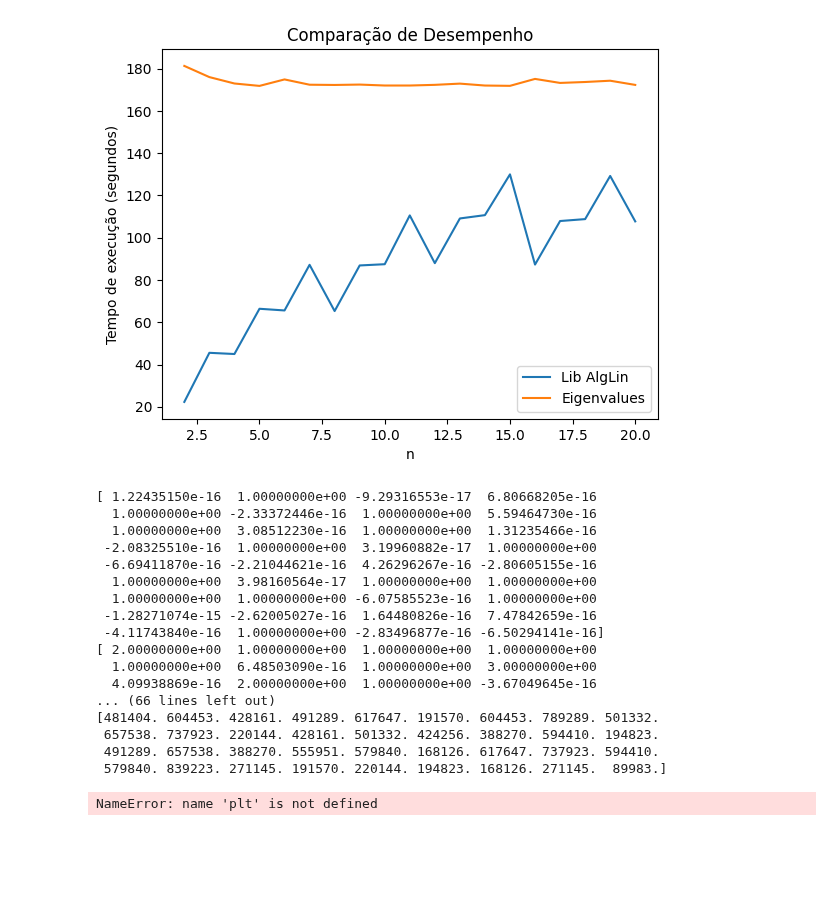
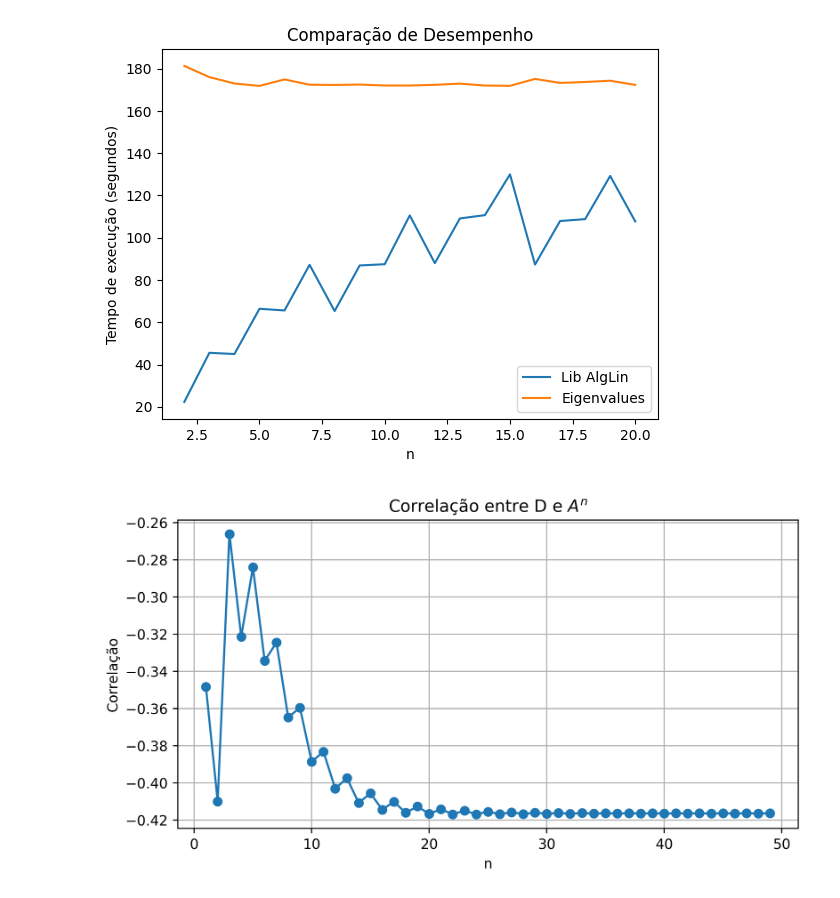
Before and after one commit to JunioCesarFerreira/ComplexNetworks, a Jupyter notebook: Exercises/Review/MatrixPower.ipynb, the cells around one changed output. Saved outputs shown, nothing was run; the diff lists cells and outputs as text; code cells hidden in the pictures; blank space fills up the shorter version.

Commit message:
update - MatrixPower and ShortestMatrix

```diff
--- a/Exercises/Review/MatrixPower.ipynb
+++ b/Exercises/Review/MatrixPower.ipynb
@@ -80,52 +80,34 @@ A = np.array([
     [1, 0, 1, 0, 1, 0], # 1
     [0, 1, 0, 1, 0, 0], # 2
     [0, 0, 1, 0, 1, 1], # 3
     [1, 1, 0, 1, 0, 0], # 4
     [0, 0, 0, 1, 0, 0], # 5
     ])
 # Gera grafo a partir da matriz de adjacência.
 G = nx.from_numpy_array(np.array(A), create_using=nx.Graph)
 A = nx.adjacency_matrix(G).toarray()
 
 adj_sparse = sp.csr_matrix(A)
 D = csgraph.shortest_path(adj_sparse, method='D', directed=False)
 
 # Calcula potênciação
 eigenvalues, eigenvectors = np.linalg.eig(A)
 eigenvectors_inv = np.linalg.inv(eigenvectors)
 correlations = []
-n_values = range(1, 17)
+n_values = range(1, 50)
 for n in n_values:
     d_power = np.diag(eigenvalues ** n)
     A_power = eigenvectors @ d_power @ eigenvectors_inv
-    print(A_power.flatten().real)
-    correlation = np.corrcoef(D.flatten(), A_power.flatten().real)[0, 1]
+    correlation = np.corrcoef(D.flatten(), A_power.flatten())[0, 1]
     correlations.append(correlation)
 
 # Plotar o gráfico da correlação
+plt.figure(figsize=(8,4),dpi=350)
 plt.plot(n_values, correlations, marker='o')
 plt.xlabel('n')
-plt.xticks(n_values)
 plt.ylabel('Correlação')
 plt.title('Correlação entre D e $A^n$')
 plt.grid(True)
 plt.show()
 # %% [output]
-[ 1.22435150e-16  1.00000000e+00 -9.29316553e-17  6.80668205e-16
-  1.00000000e+00 -2.33372446e-16  1.00000000e+00  5.59464730e-16
-  1.00000000e+00  3.08512230e-16  1.00000000e+00  1.31235466e-16
- -2.08325510e-16  1.00000000e+00  3.19960882e-17  1.00000000e+00
- -6.69411870e-16 -2.21044621e-16  4.26296267e-16 -2.80605155e-16
-  1.00000000e+00  3.98160564e-17  1.00000000e+00  1.00000000e+00
-  1.00000000e+00  1.00000000e+00 -6.07585523e-16  1.00000000e+00
- -1.28271074e-15 -2.62005027e-16  1.64480826e-16  7.47842659e-16
- -4.11743840e-16  1.00000000e+00 -2.83496877e-16 -6.50294141e-16]
-[ 2.00000000e+00  1.00000000e+00  1.00000000e+00  1.00000000e+00
-  1.00000000e+00  6.48503090e-16  1.00000000e+00  3.00000000e+00
-  4.09938869e-16  2.00000000e+00  1.00000000e+00 -3.67049645e-16
-... (66 lines left out)
-[481404. 604453. 428161. 491289. 617647. 191570. 604453. 789289. 501332.
- 657538. 737923. 220144. 428161. 501332. 424256. 388270. 594410. 194823.
- 491289. 657538. 388270. 555951. 579840. 168126. 617647. 737923. 594410.
- 579840. 839223. 271145. 191570. 220144. 194823. 168126. 271145.  89983.]
-NameError: name 'plt' is not defined
+[figure, added]
```
Also changed, not shown: parts of 2 cells of this notebook.
